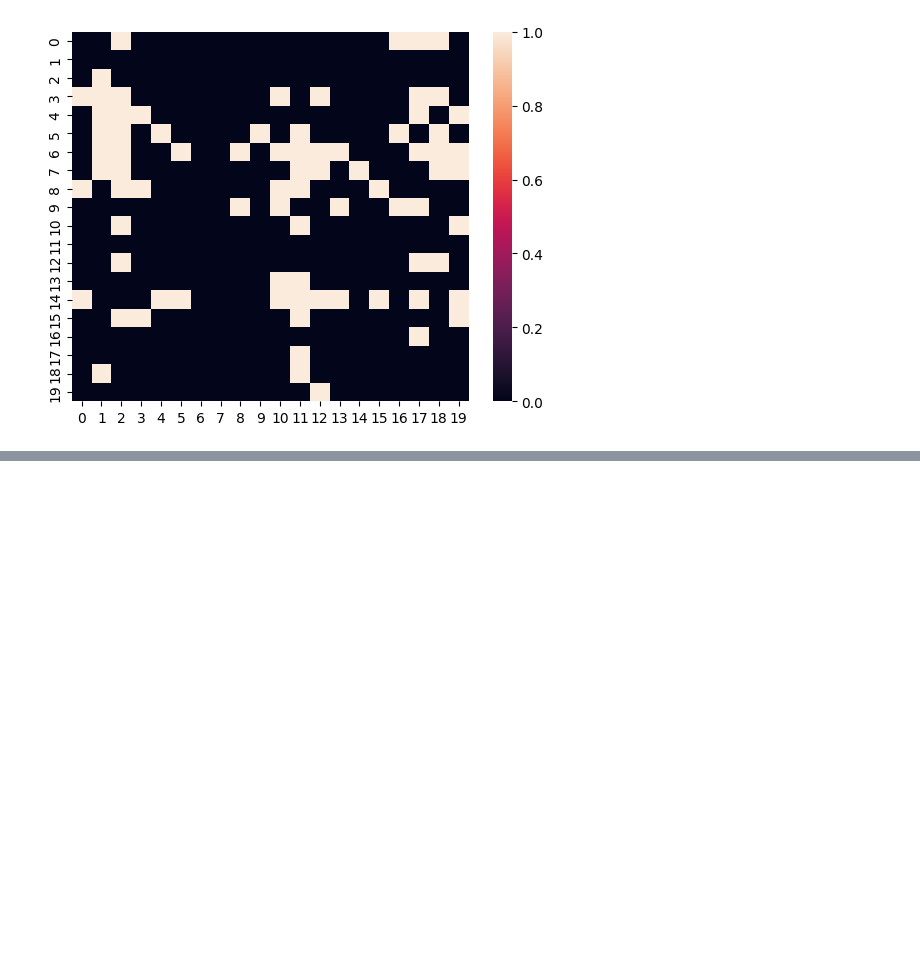
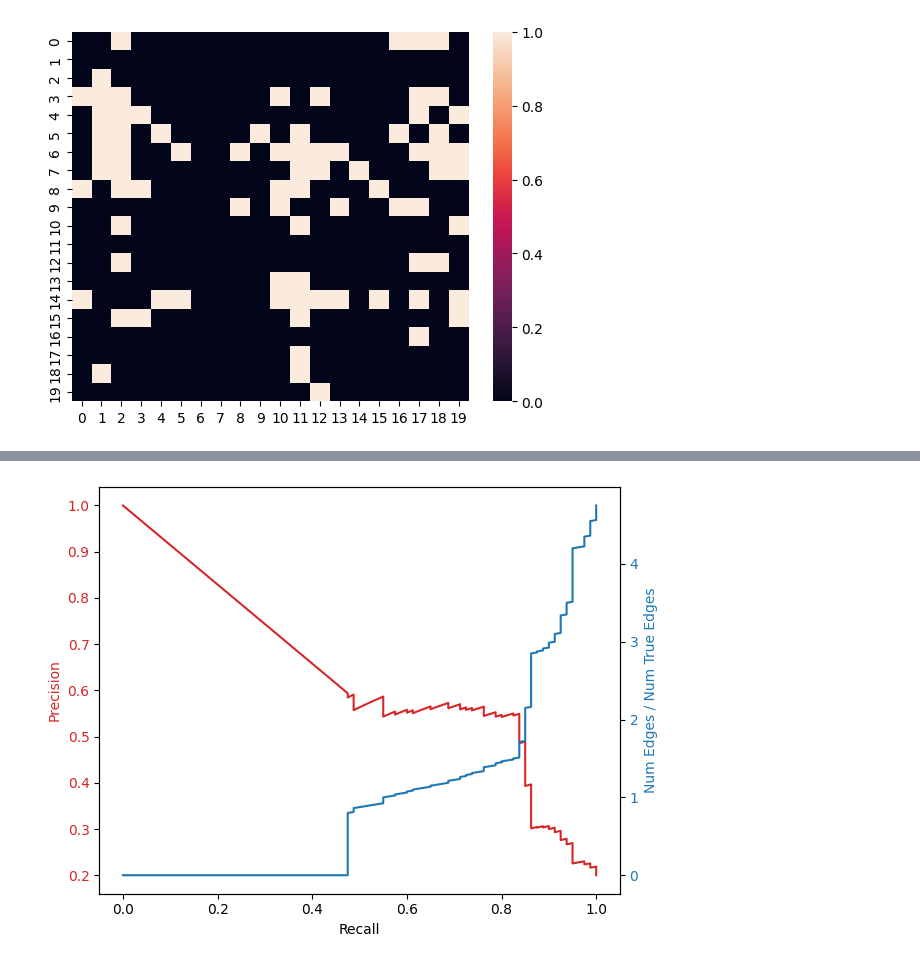
Before and after one commit to azizilab/sdcd, a Jupyter notebook: notebooks/causal_prescreen.ipynb, the cells around one changed output, grey strips where cells are left out. Saved outputs shown, nothing was run; the diff lists cells and outputs as text; code cells hidden in the pictures; blank space fills up the shorter version.

```diff
--- a/notebooks/causal_prescreen.ipynb
+++ b/notebooks/causal_prescreen.ipynb
@@ -46,0 +148,31 @@ array([[  0.        ,  -8.28272168,   0.46657161, ...,  19.45343763,
+# %%
+# Precision recall curve as you change sig level.
+B_pvals = np.zeros_like(B_true)
+for row in ks_edges_df.iterrows():
+    B_inf[int(row[1]["candidate_parent_idx"]), int(row[1]["target_gene_idx"])] = 1 - row[1]["pval_adj"]
+precisions, recalls, thresholds = sklearn.metrics.precision_recall_curve(B_true.flatten(), B_inf.flatten())
+n_edges = []
+thresholds = np.append(thresholds, 1)
+for t in thresholds:
+    n_edges.append(np.sum(B_inf > t))
+n_edges = np.array(n_edges)
+# %%
+fig, ax1 = plt.subplots()
+
+color = 'tab:red'
+ax1.set_xlabel('Recall')
+ax1.set_ylabel('Precision', color=color)
+ax1.plot(recalls, precisions, color=color)
+ax1.tick_params(axis='y', labelcolor=color)
+
+ax2 = ax1.twinx()  # instantiate a second axes that shares the same x-axis
+
+color = 'tab:blue'
+ax2.set_ylabel('Num Edges / Num True Edges', color=color)  # we already handled the x-label with ax1
+ax2.plot(recalls, n_edges / np.sum(B_true), color=color)
+ax2.tick_params(axis='y', labelcolor=color)
+
+fig.tight_layout()  # otherwise the right y-label is slightly clipped
+plt.show()
+# %% [output]
+[figure, added]
```
Also changed, not shown: parts of 25 cells of this notebook, 1 other file.
